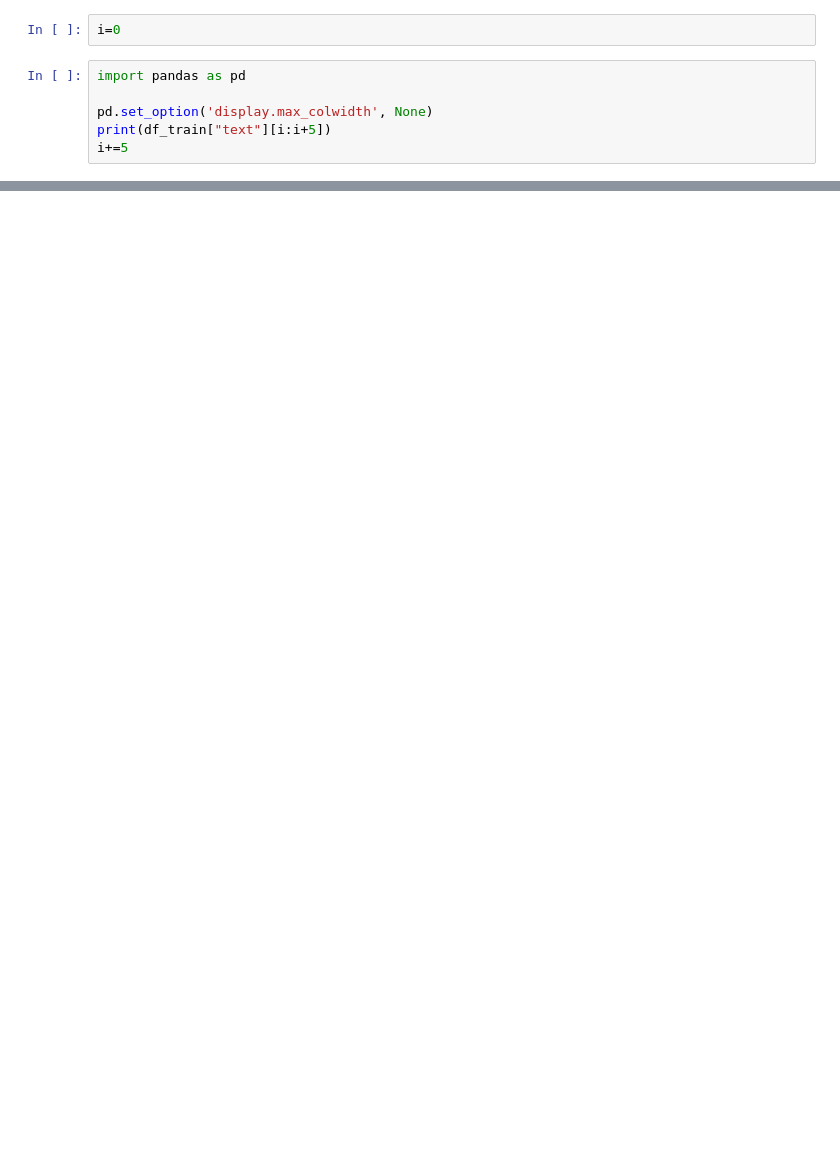
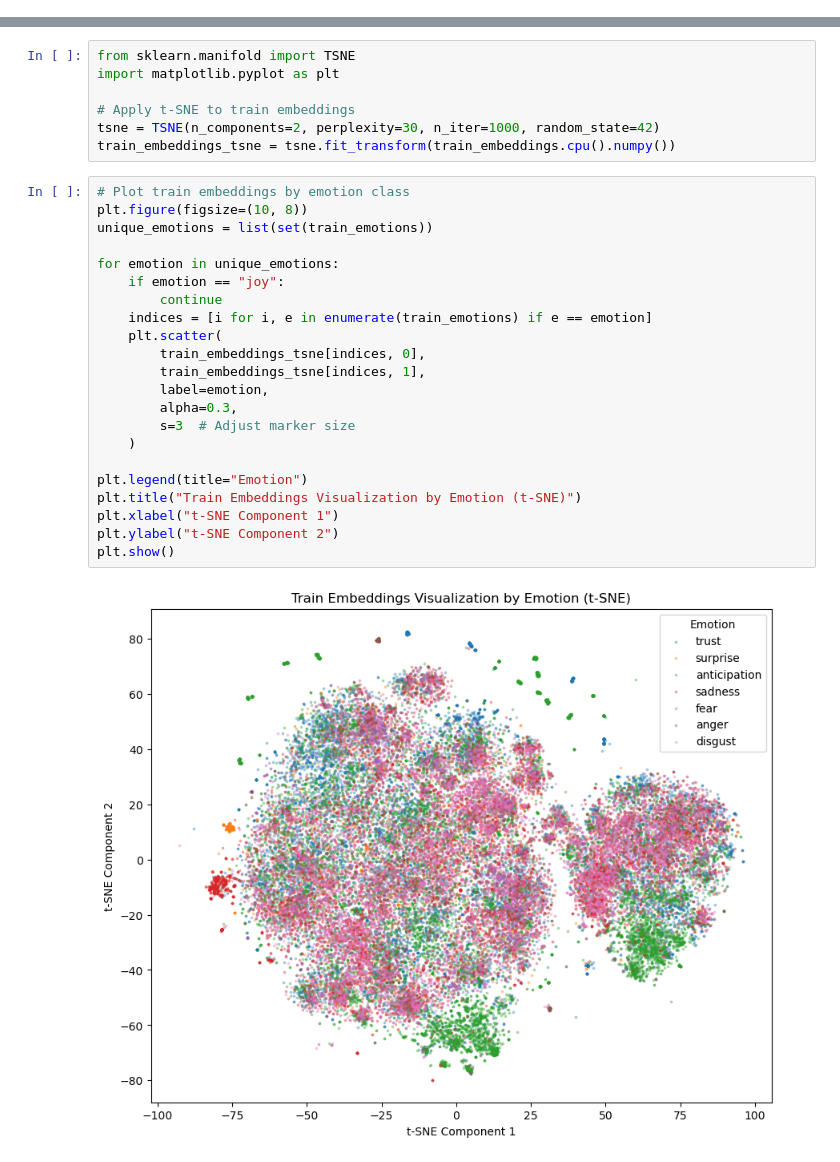
Before and after one commit to Arya0309/DM2024-Lab2-Homework, a Jupyter notebook: test.ipynb, the cells around one changed output, grey strips where cells are left out. Saved outputs shown, nothing was run; the diff lists cells and outputs as text; blank space fills up the shorter version.

```diff
--- a/test.ipynb
+++ b/test.ipynb
@@ -7,8 +0,0 @@ df_train = pd.read_csv(os.path.join(file_path, "train.csv"))
-# %%
-i=0
-# %%
-import pandas as pd
-
-pd.set_option('display.max_colwidth', None)
-print(df_train["text"][i:i+5])
-i+=5
@@ -42,0 +150,31 @@ print(duplicate)
+# %%
+from sklearn.manifold import TSNE
+import matplotlib.pyplot as plt
+
+# Apply t-SNE to train embeddings
+tsne = TSNE(n_components=2, perplexity=30, n_iter=1000, random_state=42)
+train_embeddings_tsne = tsne.fit_transform(train_embeddings.cpu().numpy())
+# %%
+# Plot train embeddings by emotion class
+plt.figure(figsize=(10, 8))
+unique_emotions = list(set(train_emotions))
+
+for emotion in unique_emotions:
+    if emotion == "joy":
+        continue
+    indices = [i for i, e in enumerate(train_emotions) if e == emotion]
+    plt.scatter(
+        train_embeddings_tsne[indices, 0],
+        train_embeddings_tsne[indices, 1],
+        label=emotion,
+        alpha=0.3,
+        s=3  # Adjust marker size
+    )
+
+plt.legend(title="Emotion")
+plt.title("Train Embeddings Visualization by Emotion (t-SNE)")
+plt.xlabel("t-SNE Component 1")
+plt.ylabel("t-SNE Component 2")
+plt.show()
+# %% [output]
+[figure, added]
```
Also changed, not shown: parts of 10 cells of this notebook, 2 other files.
